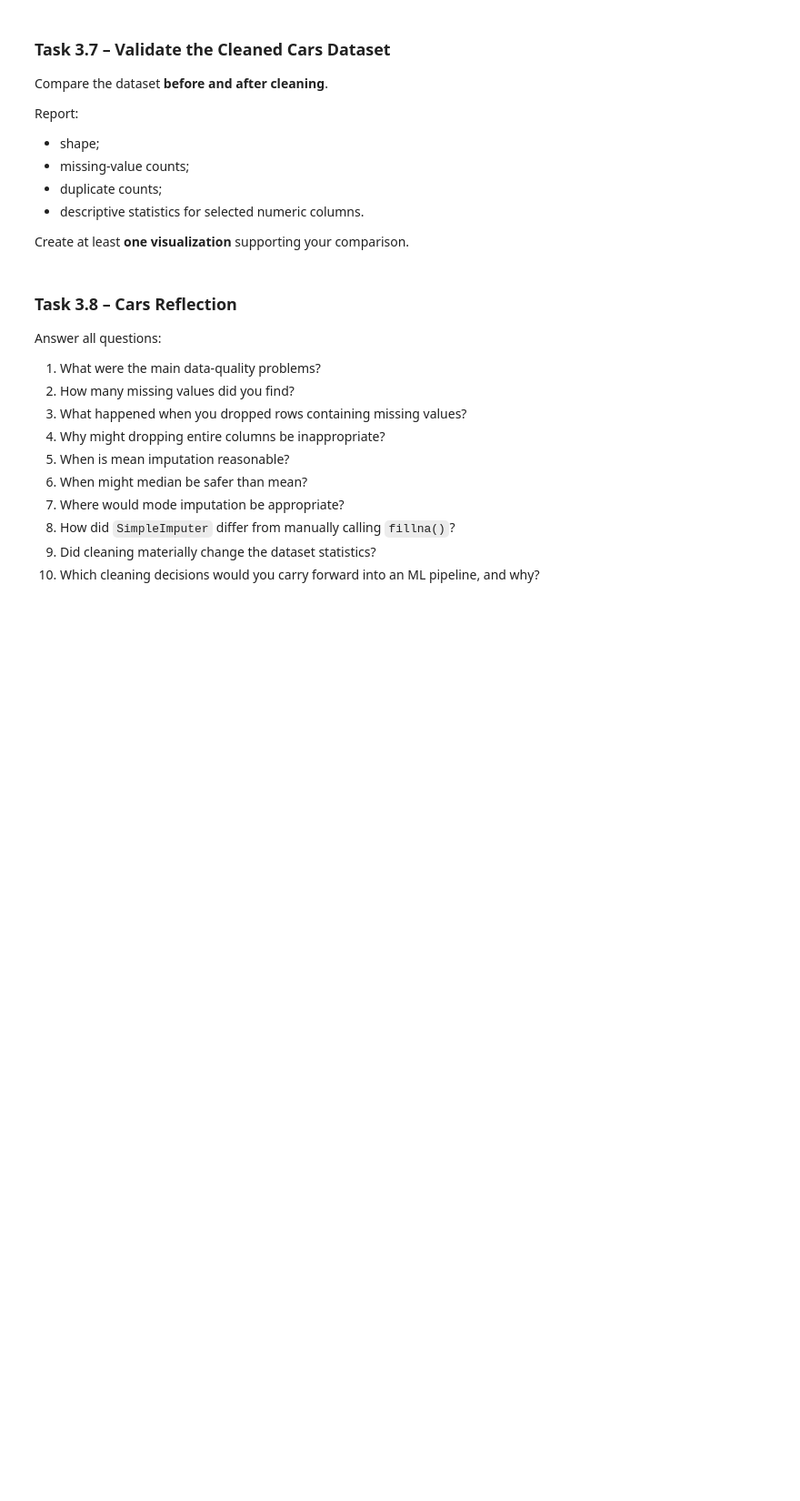
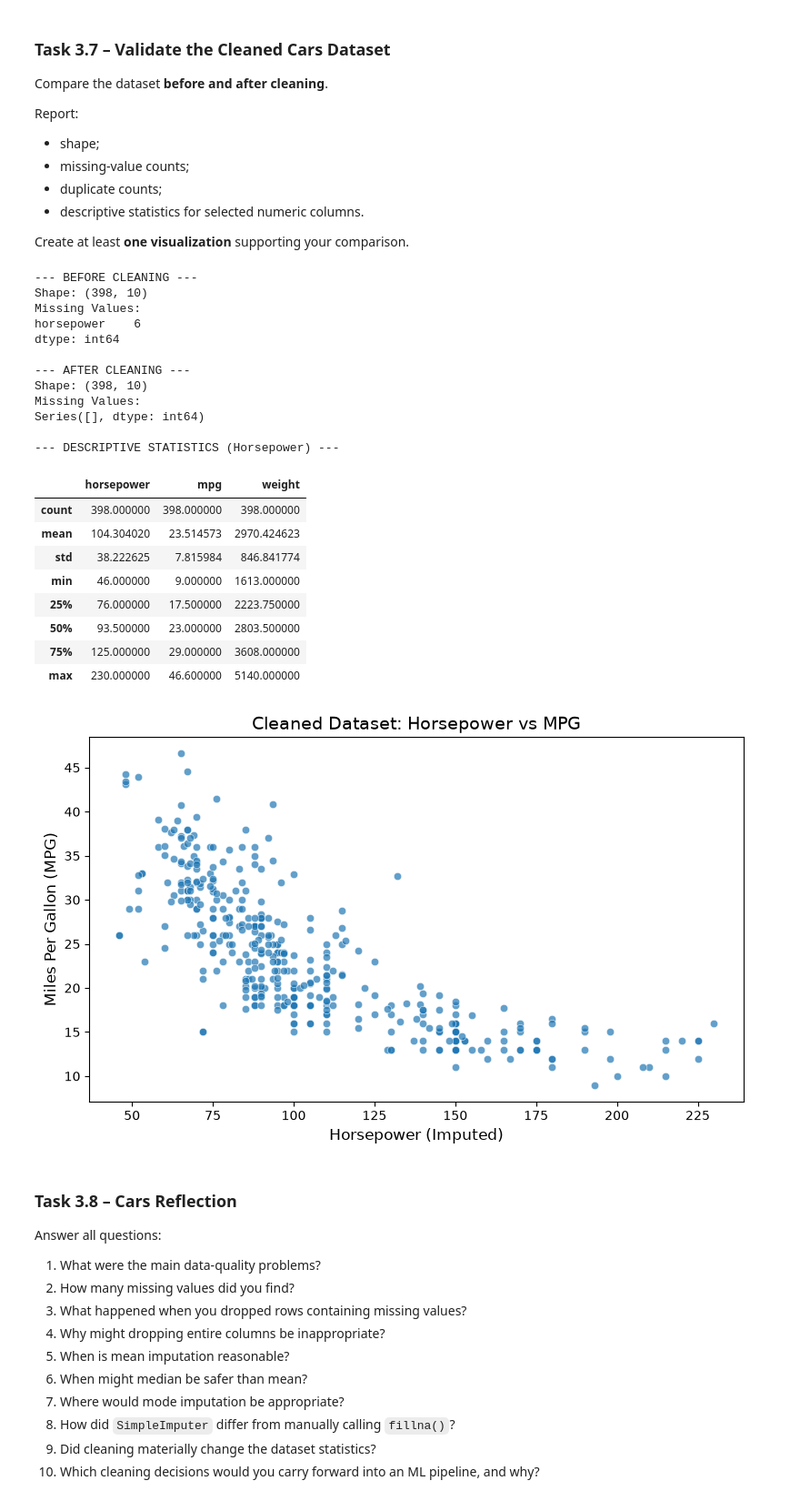
Before and after one commit to ricardo-mohammed/cleaning-imputation-outliers, a Jupyter notebook: notebooks/week5Lab_Students.ipynb, the cells around one changed output. Shown at 91% size. Cells and saved outputs as stored; diff of their text form; code cells hidden in the pictures; blank space fills up the shorter version.

```diff
--- a/notebooks/week5Lab_Students.ipynb
+++ b/notebooks/week5Lab_Students.ipynb
@@ -938,0 +1070,18 @@ You may use `fit_transform()` when appropriate, but explain what it combines.
+# %%
+# Task 3.6 – Apply SimpleImputer
+from sklearn.impute import SimpleImputer
+
+# 1. Create the imputer object (learning the median from the data)
+imputer = SimpleImputer(strategy='median')
+
+# 2. Fit the imputer to the data.
+# Note: SimpleImputer requires a 2D array, so we reshape the column or select it as a DataFrame.
+imputer.fit(cars[['horsepower']])
+
+# 3. Transform the data (replace NaN with the learned median)
+cars['horsepower_imputed'] = imputer.transform(cars[['horsepower']])
+
+# 4. Verify that missing values were handled
+print(f"Missing values before SimpleImputer: {cars['horsepower'].isnull().sum()}")
+print(f"Missing values after SimpleImputer: {cars['horsepower_imputed'].isnull().sum()}")
+print(f"Value used for imputation: {imputer.statistics_[0]:.2f}")
@@ -955,3 +1105,52 @@ Create at least **one visualization** supporting your comparison.
+# %%
+# Task 3.7 – Validate the Cleaned Cars Dataset
+
+# Create a final cleaned version using the median imputation
+cars_clean = cars.copy()
+cars_clean['horsepower'] = cars_clean['horsepower'].fillna(cars_clean['horsepower'].median())
+
+print("--- BEFORE CLEANING ---")
+print(f"Shape: {cars.shape}")
+print(f"Missing Values:\n{cars.isnull().sum()[cars.isnull().sum() > 0]}")
+
+print("\n--- AFTER CLEANING ---")
+print(f"Shape: {cars_clean.shape}")
+print(f"Missing Values:\n{cars_clean.isnull().sum()[cars_clean.isnull().sum() > 0]}")
+
+print("\n--- DESCRIPTIVE STATISTICS (Horsepower) ---")
+display(cars_clean[['horsepower', 'mpg', 'weight']].describe())
+
+# Supporting visualization
+fig, ax = plt.subplots(figsize=(8, 5))
+sns.scatterplot(data=cars_clean, x='horsepower', y='mpg', alpha=0.7, ax=ax)
+ax.set_title('Cleaned Dataset: Horsepower vs MPG', fontsize=14)
+ax.set_xlabel('Horsepower (Imputed)', fontsize=12)
+ax.set_ylabel('Miles Per Gallon (MPG)', fontsize=12)
+plt.tight_layout()
+plt.show()
+# %% [output]
+--- BEFORE CLEANING ---
+Shape: (398, 10)
+Missing Values:
+horsepower    6
+dtype: int64
+
+--- AFTER CLEANING ---
+Shape: (398, 10)
+Missing Values:
+Series([], dtype: int64)
+
+--- DESCRIPTIVE STATISTICS (Horsepower) ---
+|  | horsepower | mpg | weight |
+| count | 398.000000 | 398.000000 | 398.000000 |
+| mean | 104.304020 | 23.514573 | 2970.424623 |
+| std | 38.222625 | 7.815984 | 846.841774 |
+| min | 46.000000 | 9.000000 | 1613.000000 |
+| 25% | 76.000000 | 17.500000 | 2223.750000 |
+| 50% | 93.500000 | 23.000000 | 2803.500000 |
+| 75% | 125.000000 | 29.000000 | 3608.000000 |
+| max | 230.000000 | 46.600000 | 5140.000000 |
+[figure, added]
 # %% [markdown]
 ### **Task 3.8 – Cars Reflection**
 
```
Also changed, not shown: parts of 36 cells of this notebook, 1 other file.
